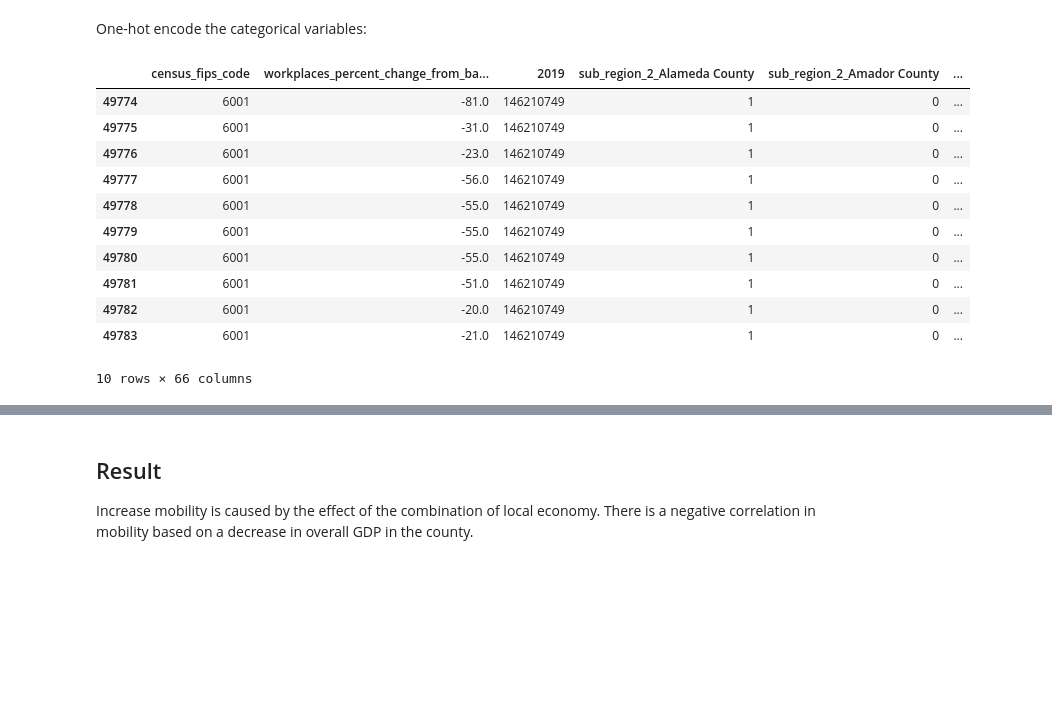
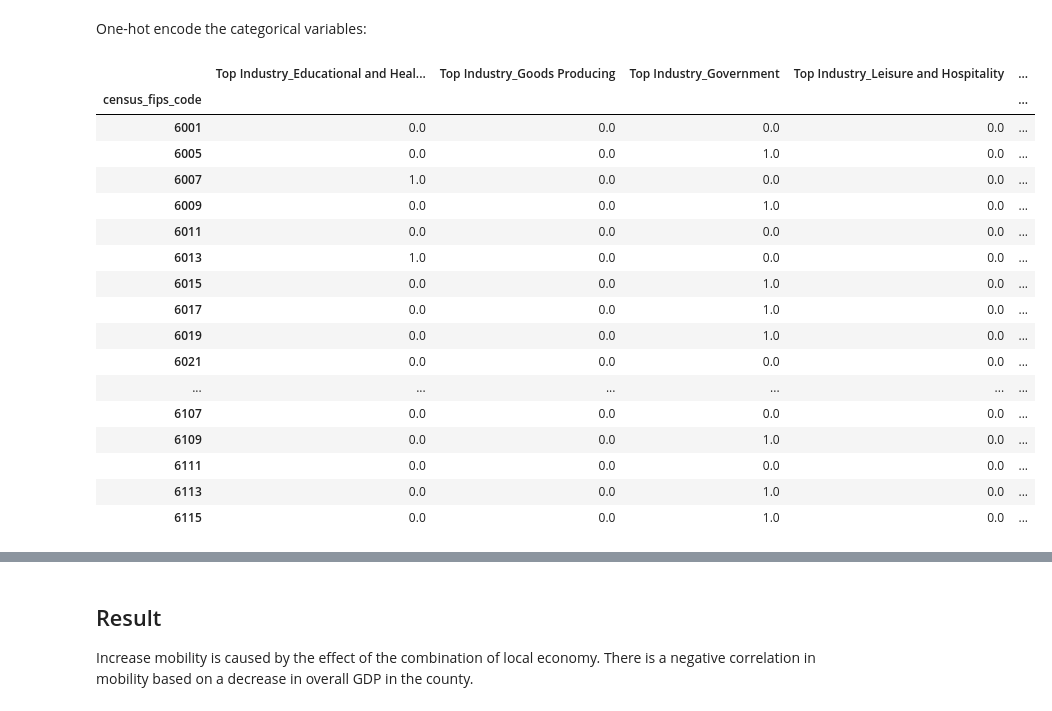
Before and after one commit to pkargupta/mobo102, a Jupyter notebook: Question 1 EDA.ipynb, the cells around one changed output, grey strips where cells are left out. Drawn from its saved outputs; the diff is of its cells as text; code cells hidden in the pictures; blank space fills up the shorter version.

```diff
--- a/Question 1 EDA.ipynb
+++ b/Question 1 EDA.ipynb
@@ -625,17 +648,24 @@ One-hot encode the categorical variables:
 # %%
 data_ohe = pd.get_dummies(data, columns=["sub_region_2", "Top Industry"])
 data_ohe["2019"] = pd.to_numeric(data_ohe["2019"], downcast='integer')
-data_ohe.head(10)
+data_top_ind = data_ohe.groupby("census_fips_code").agg(np.mean)[data_ohe.columns.values[-7:]]
+data_top_ind
 # %% [output]
-|  | census_fips_code | workplaces_percent_change_from_ba... | 2019 | sub_region_2_Alameda County | sub_region_2_Amador County | ... |
-| 49774 | 6001 | -81.0 | 146210749 | 1 | 0 | ... |
-| 49775 | 6001 | -31.0 | 146210749 | 1 | 0 | ... |
-| 49776 | 6001 | -23.0 | 146210749 | 1 | 0 | ... |
-| 49777 | 6001 | -56.0 | 146210749 | 1 | 0 | ... |
-| 49778 | 6001 | -55.0 | 146210749 | 1 | 0 | ... |
-| 49779 | 6001 | -55.0 | 146210749 | 1 | 0 | ... |
-| 49780 | 6001 | -55.0 | 146210749 | 1 | 0 | ... |
-| 49781 | 6001 | -51.0 | 146210749 | 1 | 0 | ... |
-| 49782 | 6001 | -20.0 | 146210749 | 1 | 0 | ... |
-| 49783 | 6001 | -21.0 | 146210749 | 1 | 0 | ... |
+|  | Top Industry_Educational and Heal... | Top Industry_Goods Producing | Top Industry_Government | Top Industry_Leisure and Hospitality | ... |
+| census_fips_code |  |  |  |  | ... |
+| 6001 | 0.0 | 0.0 | 0.0 | 0.0 | ... |
+| 6005 | 0.0 | 0.0 | 1.0 | 0.0 | ... |
+| 6007 | 1.0 | 0.0 | 0.0 | 0.0 | ... |
+| 6009 | 0.0 | 0.0 | 1.0 | 0.0 | ... |
+| 6011 | 0.0 | 0.0 | 0.0 | 0.0 | ... |
+| 6013 | 1.0 | 0.0 | 0.0 | 0.0 | ... |
+| 6015 | 0.0 | 0.0 | 1.0 | 0.0 | ... |
+| 6017 | 0.0 | 0.0 | 1.0 | 0.0 | ... |
+| 6019 | 0.0 | 0.0 | 1.0 | 0.0 | ... |
+| 6021 | 0.0 | 0.0 | 0.0 | 0.0 | ... |
+| ... | ... | ... | ... | ... | ... |
+| 6107 | 0.0 | 0.0 | 0.0 | 0.0 | ... |
+| 6109 | 0.0 | 0.0 | 1.0 | 0.0 | ... |
+| 6111 | 0.0 | 0.0 | 0.0 | 0.0 | ... |
+| 6113 | 0.0 | 0.0 | 1.0 | 0.0 | ... |
+| 6115 | 0.0 | 0.0 | 1.0 | 0.0 | ... |
-10 rows × 66 columns
```
Also changed, not shown: parts of 8 cells of this notebook.
